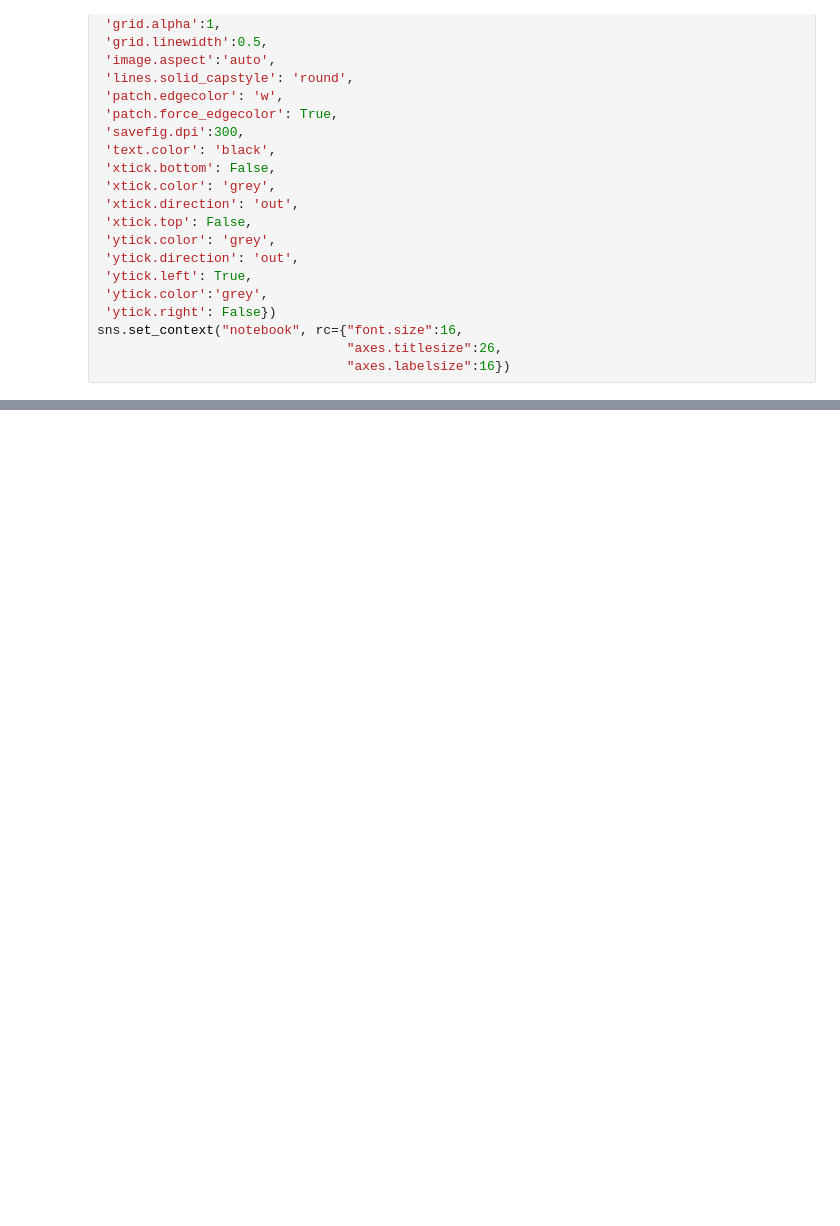
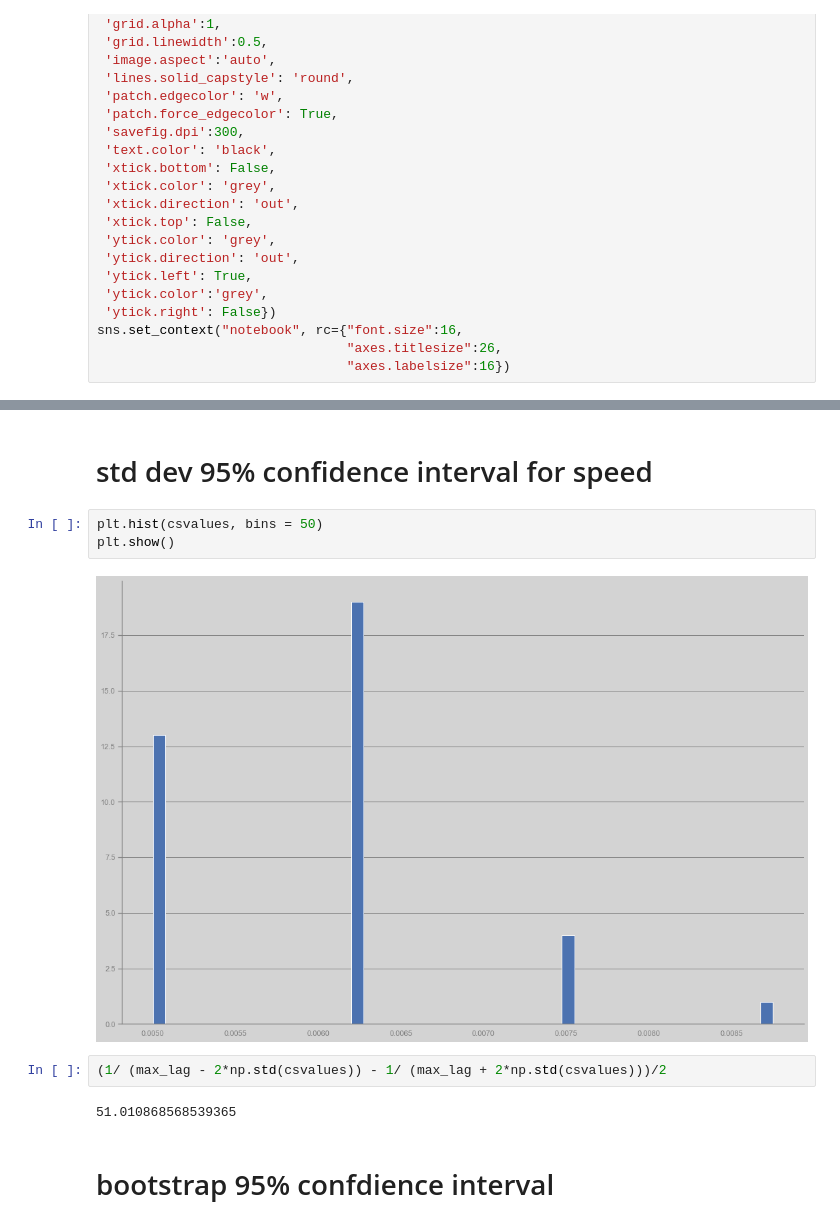
Before and after one commit to ZachHoppinen/infrasound-snow-attenuation, a Jupyter notebook: src/speed_correlograms/correlograms.ipynb, the cells around one changed output, grey strips where cells are left out. Drawn from its saved outputs; the diff is of its cells as text; blank space fills up the shorter version.

Commit message:
speed 95% confdience intervals

```diff
--- a/src/speed_correlograms/correlograms.ipynb
+++ b/src/speed_correlograms/correlograms.ipynb
@@ -86,0 +88,13 @@ plt.savefig(join('/Users/zachkeskinen/Documents/infrasound/figures/speeds', 'xco
+# %% [markdown]
+# std dev 95% confidence interval for speed
+# %%
+plt.hist(csvalues, bins = 50)
+plt.show()
+# %% [output]
+[figure, added]
+# %%
+(1/ (max_lag - 2*np.std(csvalues)) - 1/ (max_lag + 2*np.std(csvalues)))/2
+# %% [output]
+51.010868568539365
+# %% [markdown]
+# bootstrap 95% confdience interval
```
Also changed, not shown: parts of 7 cells of this notebook, 1 other file.
